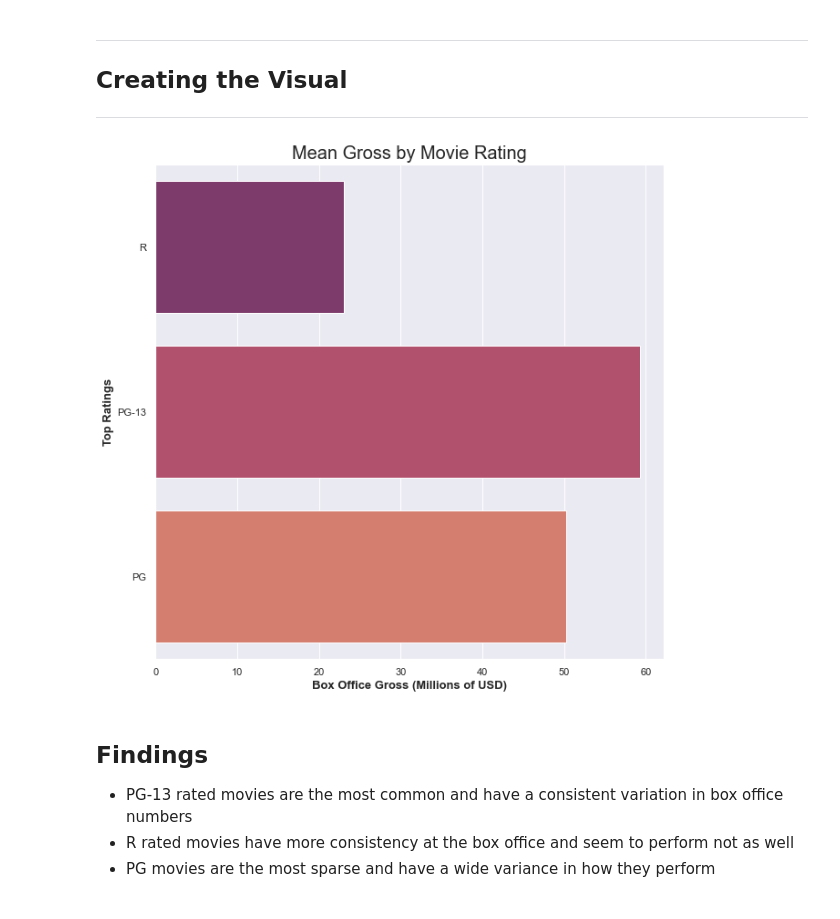
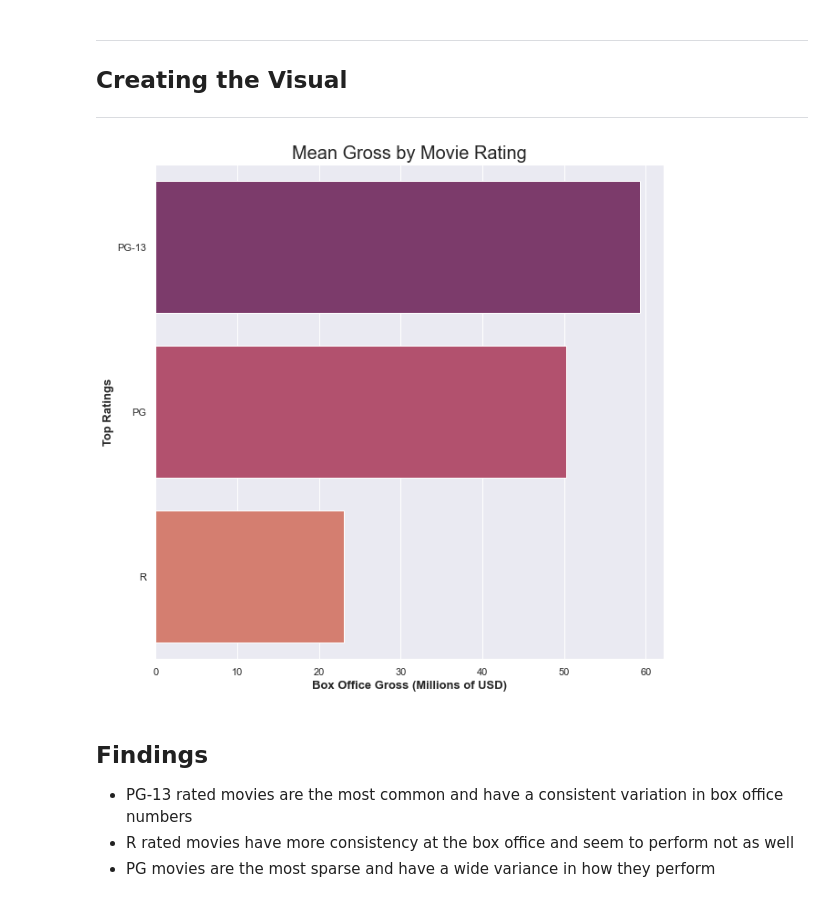
Before and after one commit to cleatw/Project1, a Jupyter notebook: Project 1 Notebook.ipynb, the cells around one changed output. Saved outputs shown, nothing was run; the diff lists cells and outputs as text; code cells hidden in the pictures.

```diff
--- a/Project 1 Notebook.ipynb
+++ b/Project 1 Notebook.ipynb
@@ -176,17 +176,23 @@ rating_gross['box_office'] = rating_gross['box_office'].apply(lambda x: x/100000
 # %%
 #Create plot to visualize the gathered data
 fig, ax = plt.subplots(figsize=(10, 10))
 
+#Group by box office, calculate sum of box office and sort by box office
+aggregation_functions1 = {'box_office': 'mean'}
+df1 = rating_gross.groupby(rating_gross['rating']).aggregate(aggregation_functions1).reset_index()
+df1.sort_values('box_office', inplace = True,
+               ascending = False, ignore_index = True)
+
 #Plot using box office and rating
 sns.barplot(x = "box_office", y = "rating",
-              data = rating_gross, palette = 'flare_r', ci = None)
+              data = df1, palette = 'flare_r', ci = None)
 
 #Setting title and labels
 ax.set_xlabel('Box Office Gross (Millions of USD)', fontsize = 13, weight = 'bold')
 ax.set_ylabel('Top Ratings', fontsize = 13, weight = 'bold')
 ax.set_title('Mean Gross by Movie Rating', fontsize = 20);
 # %% [output]
-[figure, old version]
+[figure, new version]
 # %% [markdown]
 ## Findings
 * PG-13 rated movies are the most common and have a consistent variation in box office numbers
```
Also changed, not shown: parts of 1 cell of this notebook.
